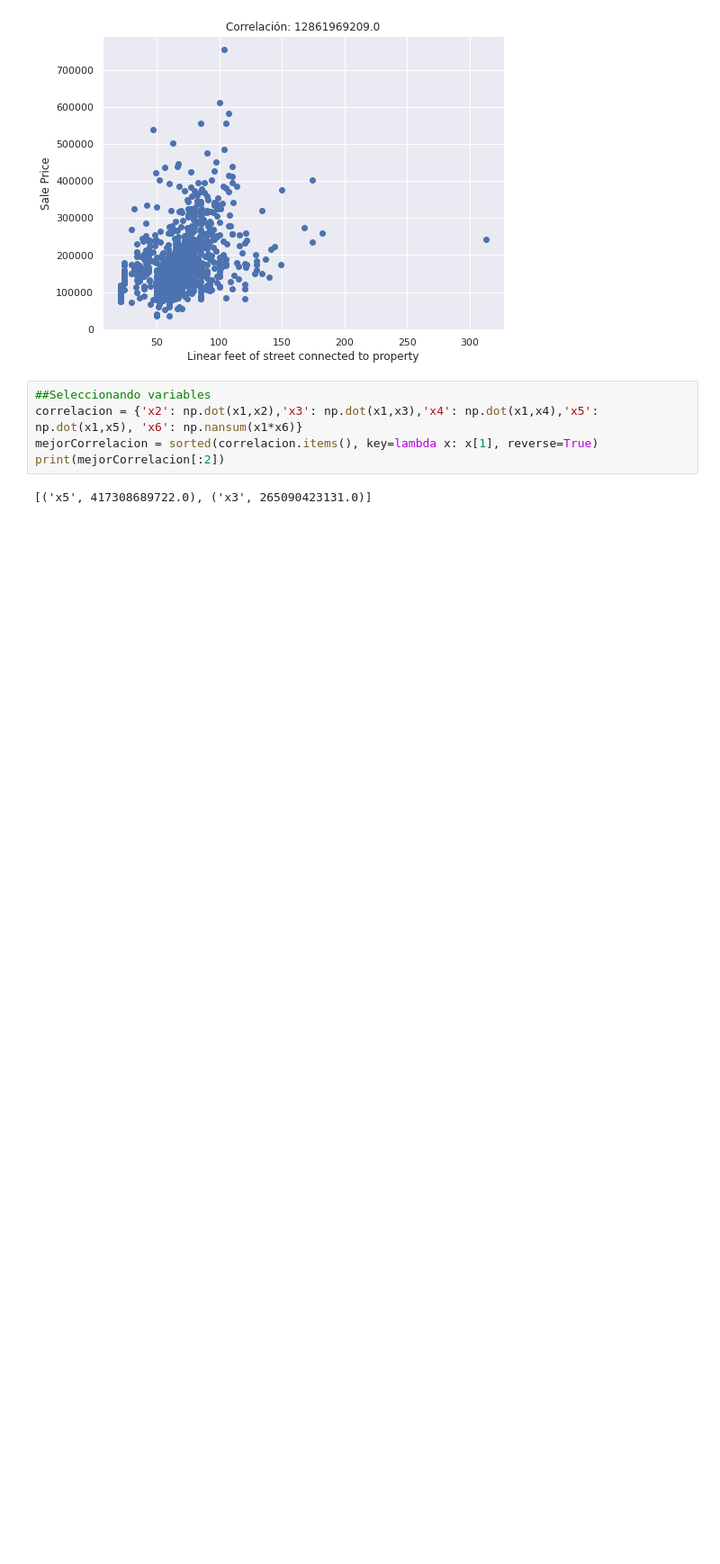
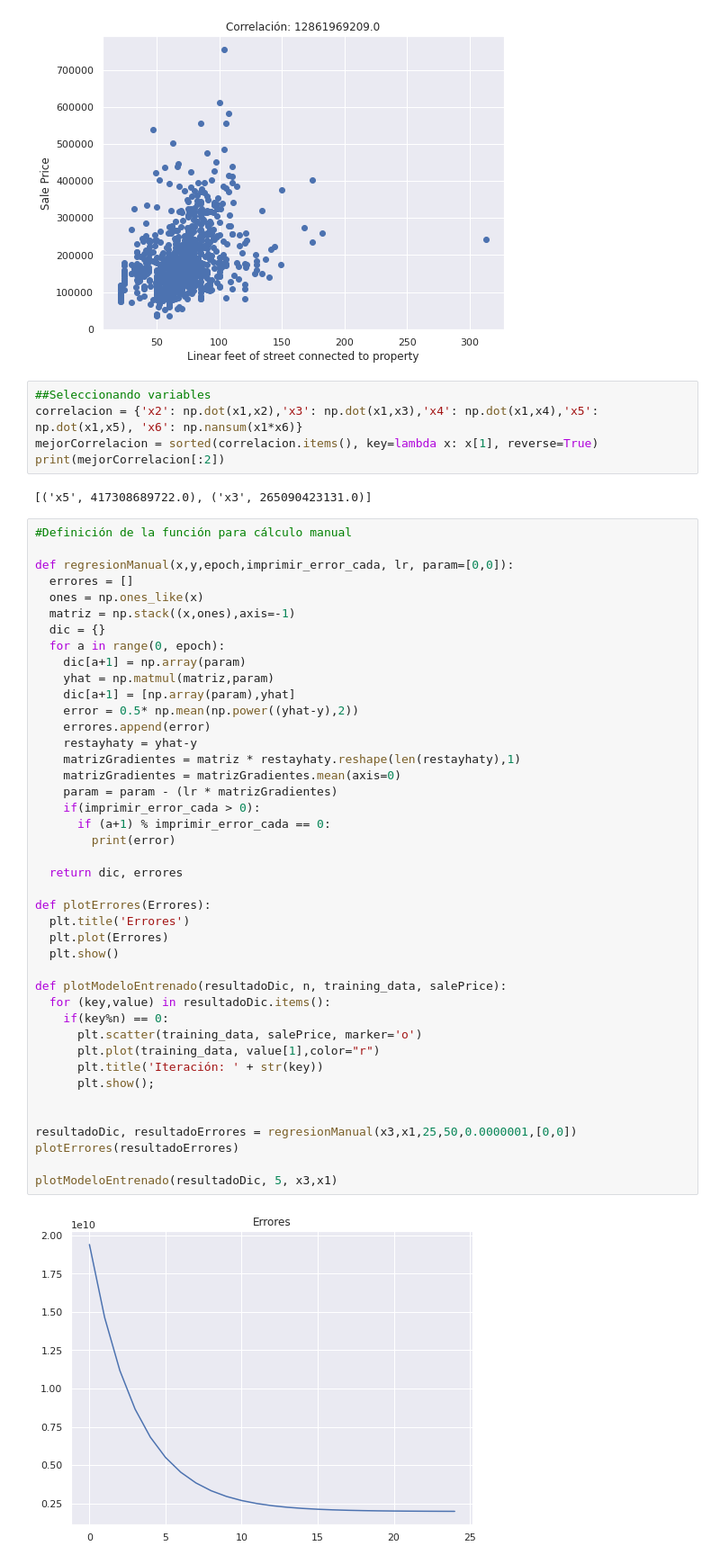
Before and after one commit to JcCastillo/MscDS, a Jupyter notebook: CDP/ProyectoCDP.ipynb, the cells around one changed output. Shown: that part at 90% size. Drawn from its saved outputs; the diff is of its cells as text; blank space fills up the shorter version.

Commit message:
Funciones para graficar errores

```diff
--- a/CDP/ProyectoCDP.ipynb
+++ b/CDP/ProyectoCDP.ipynb
@@ -116,3 +116,47 @@ mejorCorrelacion = sorted(correlacion.items(), key=lambda x: x[1], reverse=True)
 print(mejorCorrelacion[:2])
 # %% [output]
 [('x5', 417308689722.0), ('x3', 265090423131.0)]
+# %%
+#Definición de la función para cálculo manual
+
+def regresionManual(x,y,epoch,imprimir_error_cada, lr, param=[0,0]):
+  errores = []
+  ones = np.ones_like(x)
+  matriz = np.stack((x,ones),axis=-1)
+  dic = {}
+  for a in range(0, epoch):
+    dic[a+1] = np.array(param)
+    yhat = np.matmul(matriz,param)
+    dic[a+1] = [np.array(param),yhat]
+    error = 0.5* np.mean(np.power((yhat-y),2))
+    errores.append(error)
+    restayhaty = yhat-y
+    matrizGradientes = matriz * restayhaty.reshape(len(restayhaty),1)
+    matrizGradientes = matrizGradientes.mean(axis=0)
+    param = param - (lr * matrizGradientes)
+    if(imprimir_error_cada > 0):
+      if (a+1) % imprimir_error_cada == 0:
+        print(error)
+
+  return dic, errores
+
+def plotErrores(Errores):
+  plt.title('Errores')
+  plt.plot(Errores)
+  plt.show()
+
+def plotModeloEntrenado(resultadoDic, n, training_data, salePrice):
+  for (key,value) in resultadoDic.items():
+    if(key%n) == 0:
+      plt.scatter(training_data, salePrice, marker='o')
+      plt.plot(training_data, value[1],color="r")
+      plt.title('Iteración: ' + str(key))
+      plt.show();
+
+
+resultadoDic, resultadoErrores = regresionManual(x3,x1,25,50,0.0000001,[0,0])
+plotErrores(resultadoErrores)
+
+plotModeloEntrenado(resultadoDic, 5, x3,x1)
+# %% [output]
+[figure, added]
```
Also changed, not shown: parts of 3 cells of this notebook.
